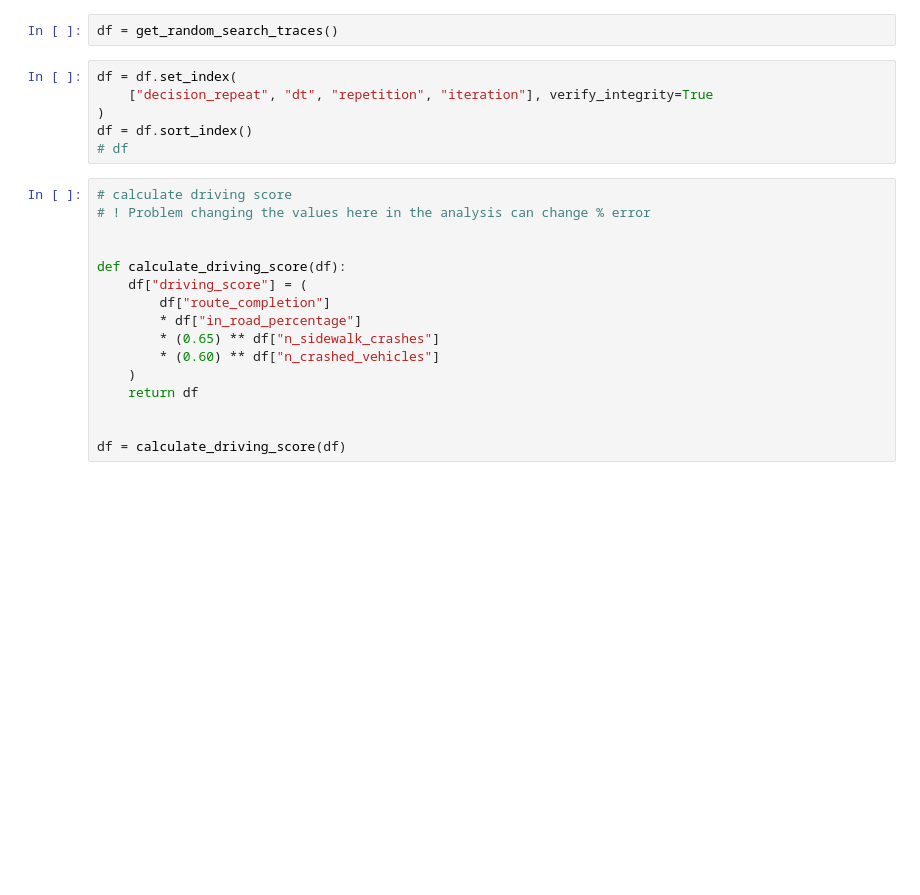
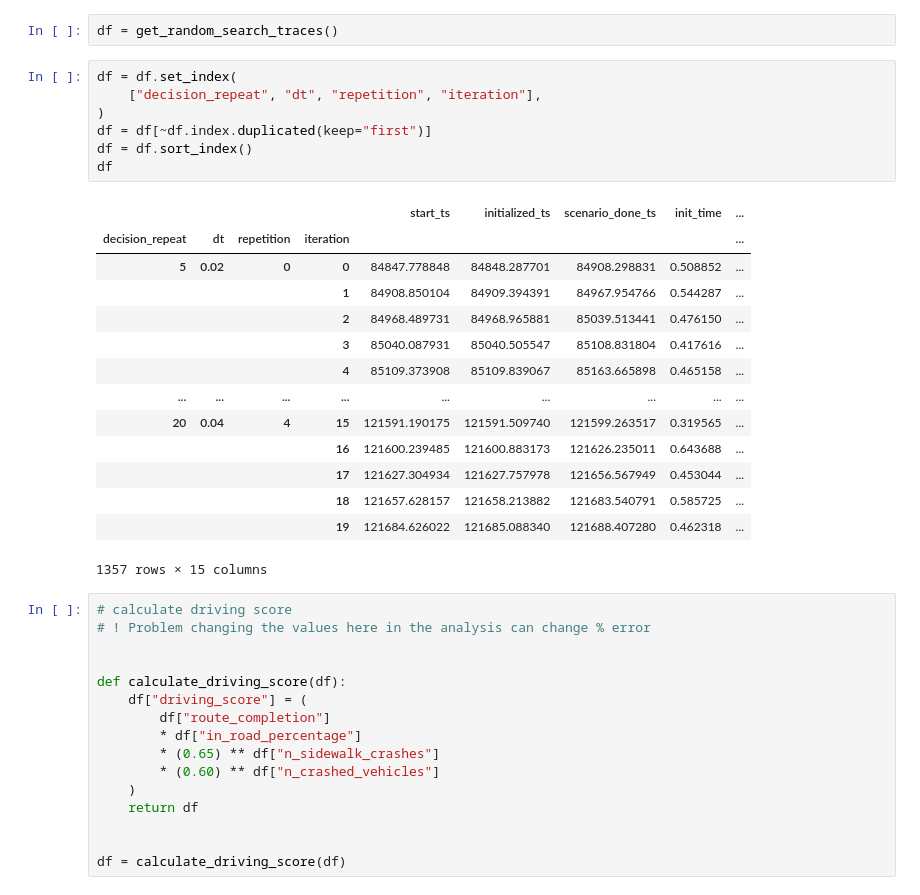
Before and after one commit to olek-osikowicz/metadrive, a Jupyter notebook: olek/analyze_rq3.ipynb, the cells around one changed output. Cells and saved outputs as stored; diff of their text form; blank space fills up the shorter version.

```diff
--- a/olek/analyze_rq3.ipynb
+++ b/olek/analyze_rq3.ipynb
@@ -81,10 +81,26 @@ def get_random_search_traces():
 df = get_random_search_traces()
 # %%
 df = df.set_index(
-    ["decision_repeat", "dt", "repetition", "iteration"], verify_integrity=True
+    ["decision_repeat", "dt", "repetition", "iteration"],
 )
+df = df[~df.index.duplicated(keep="first")]
 df = df.sort_index()
-# df
+df
+# %% [output]
+|  |  |  |  | start_ts | initialized_ts | scenario_done_ts | init_time | ... |
+| decision_repeat | dt | repetition | iteration |  |  |  |  | ... |
+| 5 | 0.02 | 0 | 0 | 84847.778848 | 84848.287701 | 84908.298831 | 0.508852 | ... |
+|  |  |  | 1 | 84908.850104 | 84909.394391 | 84967.954766 | 0.544287 | ... |
+|  |  |  | 2 | 84968.489731 | 84968.965881 | 85039.513441 | 0.476150 | ... |
+|  |  |  | 3 | 85040.087931 | 85040.505547 | 85108.831804 | 0.417616 | ... |
+|  |  |  | 4 | 85109.373908 | 85109.839067 | 85163.665898 | 0.465158 | ... |
+| ... | ... | ... | ... | ... | ... | ... | ... | ... |
+| 20 | 0.04 | 4 | 15 | 121591.190175 | 121591.509740 | 121599.263517 | 0.319565 | ... |
+|  |  |  | 16 | 121600.239485 | 121600.883173 | 121626.235011 | 0.643688 | ... |
+|  |  |  | 17 | 121627.304934 | 121627.757978 | 121656.567949 | 0.453044 | ... |
+|  |  |  | 18 | 121657.628157 | 121658.213882 | 121683.540791 | 0.585725 | ... |
+|  |  |  | 19 | 121684.626022 | 121685.088340 | 121688.407280 | 0.462318 | ... |
+1357 rows × 15 columns
 # %%
 # calculate driving score
 # ! Problem changing the values here in the analysis can change % error
```
Also changed, not shown: parts of 12 cells of this notebook.
